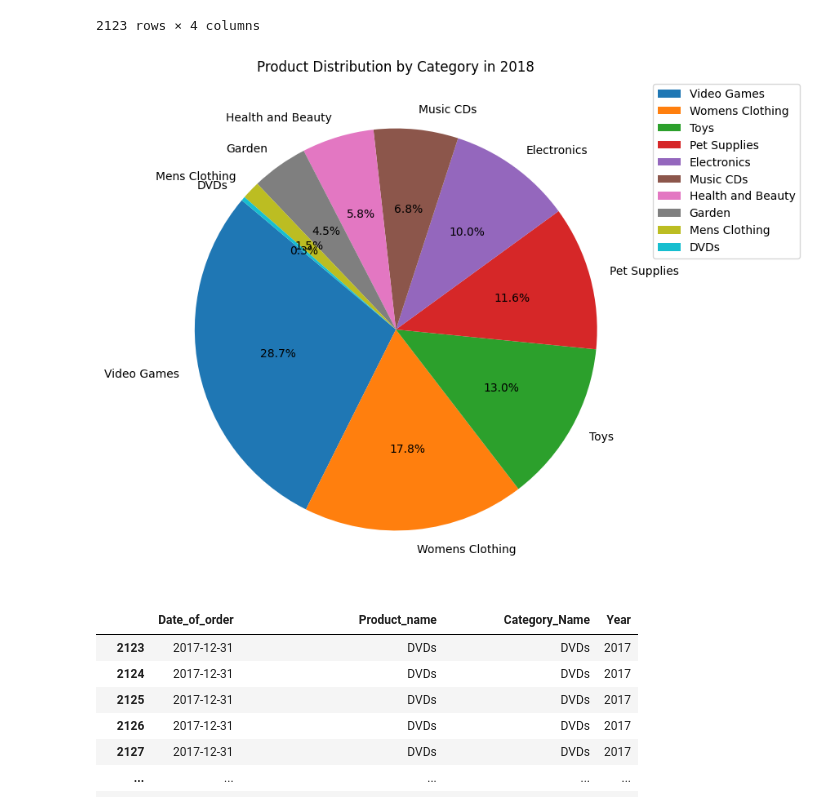
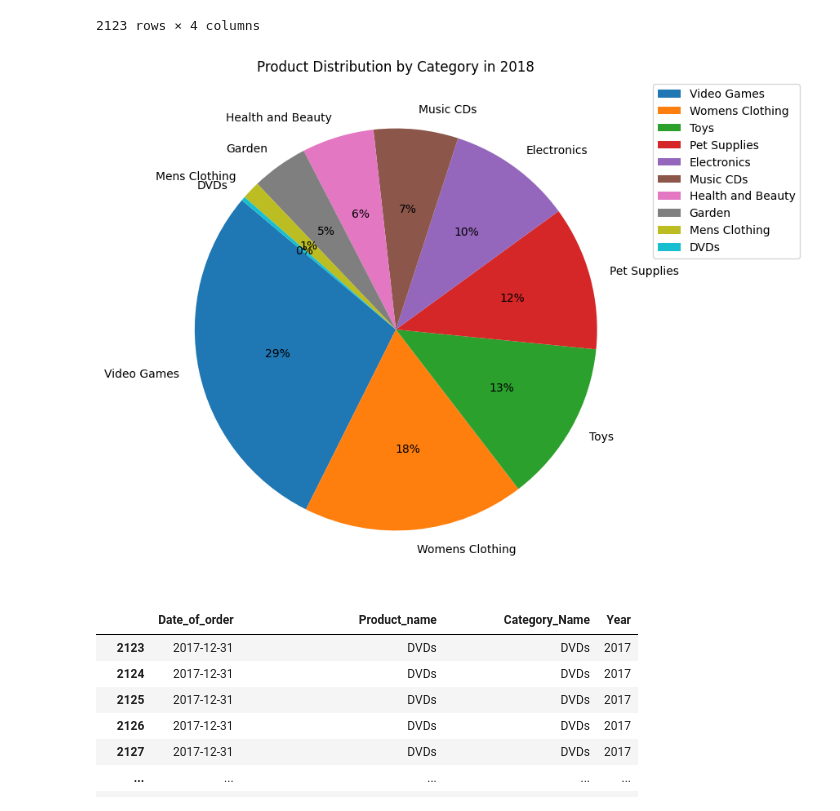
Before and after one commit to jay5109/BA_Spring2024_Jeremy_Shajibul_Elsy, a Jupyter notebook: BA_final_project.ipynb, the cells around one changed output. Drawn from its saved outputs; the diff is of its cells as text; code cells hidden in the pictures.

```diff
--- a/BA_final_project.ipynb
+++ b/BA_final_project.ipynb
@@ -418,29 +332,29 @@ product_type2018
 | 2122 | 2018-01-01 | DVDs | DVDs | 2018 |
 2123 rows × 4 columns
 # %%
-# Create the DataFrame for pie chart
+# Creates the DataFrame
 data = {
     'Date_of_order': product_type2018['Date_of_order'],
     'Product_name': product_type2018['Product_name'],
     'Category_Name': product_type2018['Category_Name'],
     'Year': product_type2018['Year']
 }
 
 product_type2018 = pd.DataFrame(data)
 
 # Groups by 'Category_Name' and counts for each product sold
 category_counts = product_type2018['Category_Name'].value_counts()
 
 # Plot the pie chart
 
 plt.figure(figsize=(8, 8))
-category_counts.plot(kind='pie', autopct='%1.1f%%', startangle=140, labels=category_counts.index)
+category_counts.plot(kind='pie', autopct='%1.0f%%', startangle=140, labels=category_counts.index)
 plt.title('Product Distribution by Category in 2018')
 plt.ylabel('')  # Hides the y-label
 plt.legend(bbox_to_anchor=(1, 1))
 plt.show()
 # %% [output]
-[figure, old version]
+[figure, new version]
 # %%
 # Extracts year from Date_of_Order column
 
```
Also changed, not shown: parts of 10 cells of this notebook.
